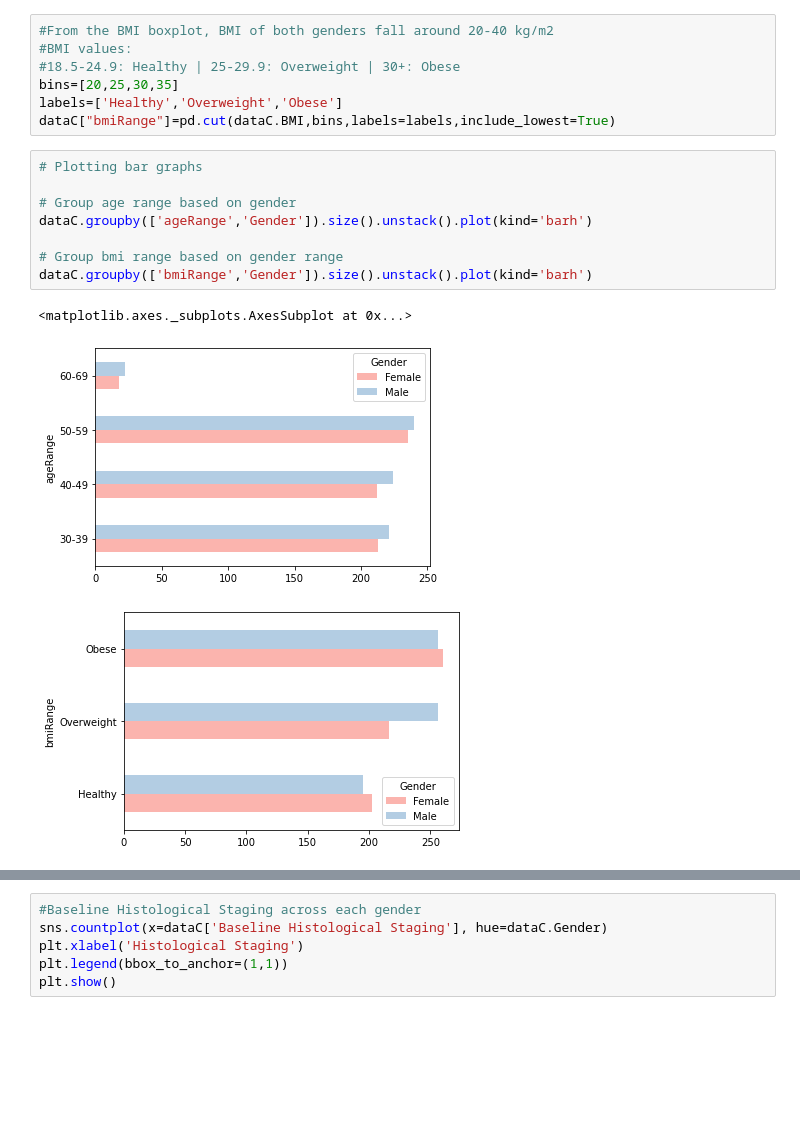
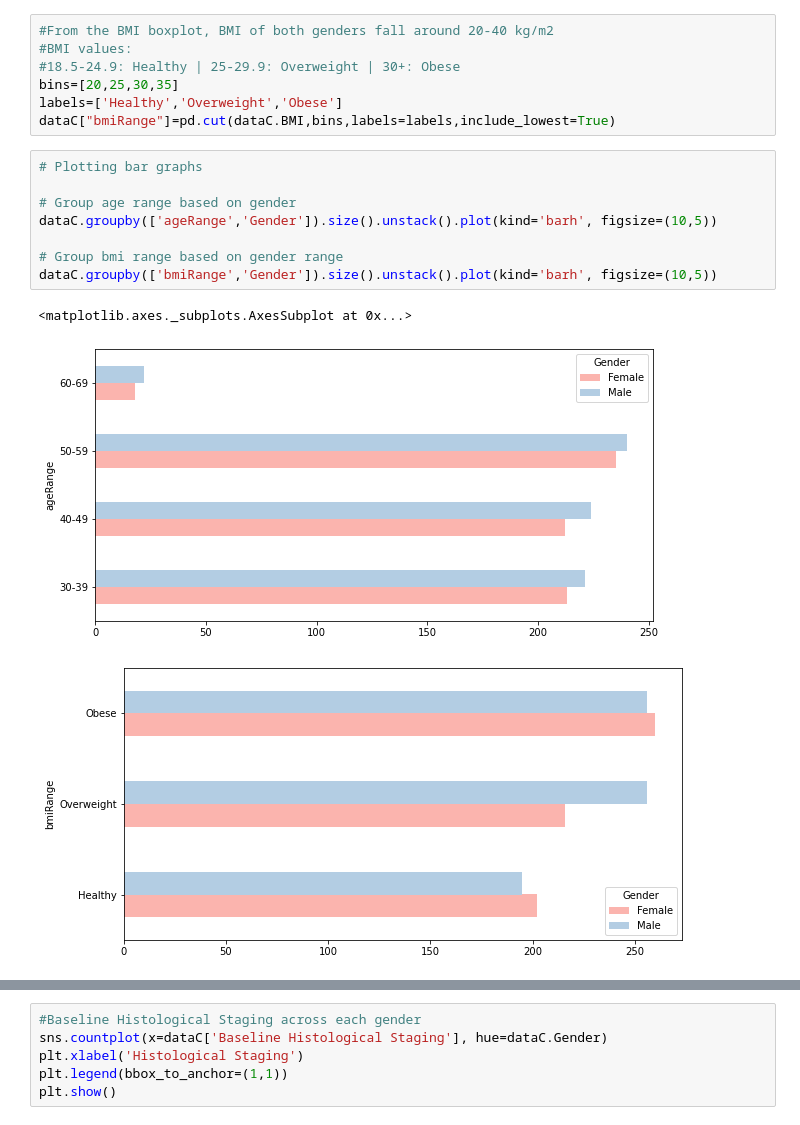
Before and after one commit to phganh/HCVpatientsDatasetVisualization-JupyterNotebook, a Jupyter notebook: projectReport1.ipynb, the cells around one changed output, grey strips where cells are left out. Drawn from its saved outputs; the diff is of its cells as text; blank space fills up the shorter version.

```diff
--- a/projectReport1.ipynb
+++ b/projectReport1.ipynb
@@ -199,15 +204,15 @@ dataC["bmiRange"]=pd.cut(dataC.BMI,bins,labels=labels,include_lowest=True)
 # %%
 # Plotting bar graphs
 
 # Group age range based on gender
-dataC.groupby(['ageRange','Gender']).size().unstack().plot(kind='barh')
+dataC.groupby(['ageRange','Gender']).size().unstack().plot(kind='barh', figsize=(10,5))
 
 # Group bmi range based on gender range
-dataC.groupby(['bmiRange','Gender']).size().unstack().plot(kind='barh')
+dataC.groupby(['bmiRange','Gender']).size().unstack().plot(kind='barh', figsize=(10,5))
 # %% [output]
 <matplotlib.axes._subplots.AxesSubplot at 0x...>
-[figure, old version]
+[figure, new version]
-[figure, old version]
+[figure, new version]
 # %%
 # Group bmi range based on age range
 dataC.groupby(['bmiRange', 'ageRange'])
```
Also changed, not shown: parts of 10 cells of this notebook.
